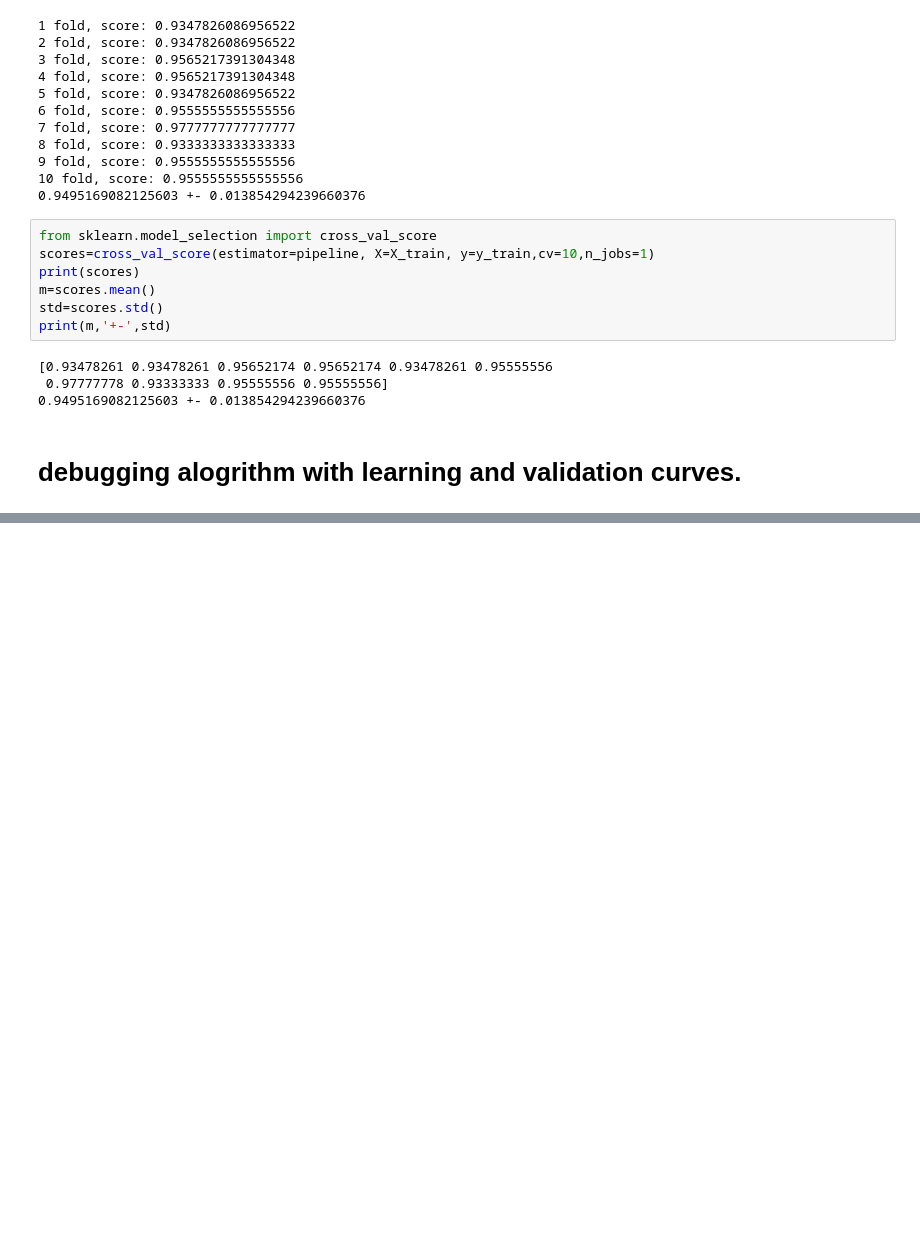
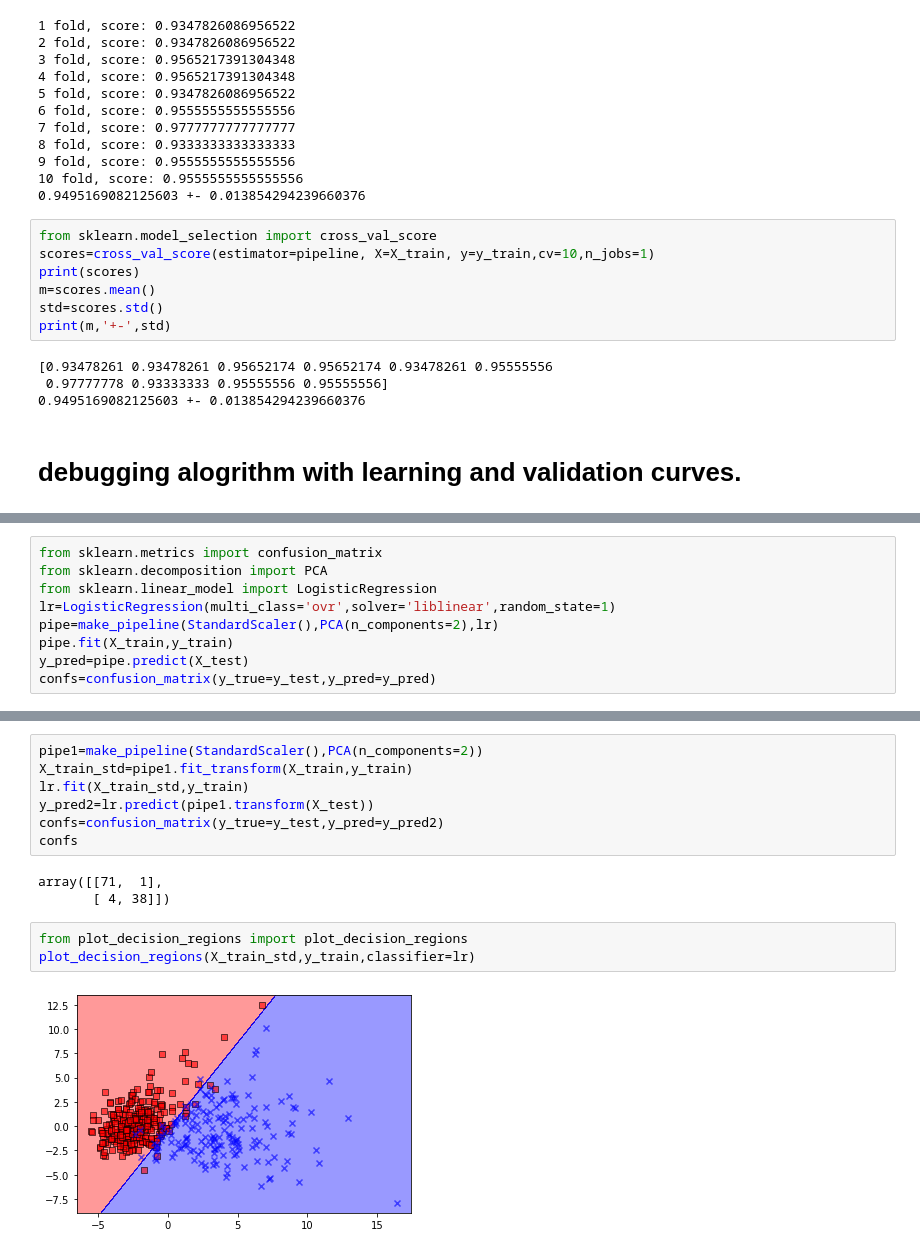
Before and after one commit to BlueElf246/datle2403, a Jupyter notebook: Learning_Best_Practices_for_Model_Evaluation_and_Hyperparameter_Tuning.ipynb, the cells around one changed output, grey strips where cells are left out. Saved outputs shown, nothing was run; the diff lists cells and outputs as text; blank space fills up the shorter version.

```diff
--- a/Learning_Best_Practices_for_Model_Evaluation_and_Hyperparameter_Tuning.ipynb
+++ b/Learning_Best_Practices_for_Model_Evaluation_and_Hyperparameter_Tuning.ipynb
@@ -115,0 +318,9 @@ learning curve and validation curves tell us wether model has underfitting or ov
+# %%
+from sklearn.metrics import confusion_matrix
+from sklearn.decomposition import PCA
+from sklearn.linear_model import LogisticRegression
+lr=LogisticRegression(multi_class='ovr',solver='liblinear',random_state=1)
+pipe=make_pipeline(StandardScaler(),PCA(n_components=2),lr)
+pipe.fit(X_train,y_train)
+y_pred=pipe.predict(X_test)
+confs=confusion_matrix(y_true=y_test,y_pred=y_pred)
@@ -115,0 +339,15 @@ learning curve and validation curves tell us wether model has underfitting or ov
+# %%
+pipe1=make_pipeline(StandardScaler(),PCA(n_components=2))
+X_train_std=pipe1.fit_transform(X_train,y_train)
+lr.fit(X_train_std,y_train)
+y_pred2=lr.predict(pipe1.transform(X_test))
+confs=confusion_matrix(y_true=y_test,y_pred=y_pred2)
+confs
+# %% [output]
+array([[71,  1],
+       [ 4, 38]])
+# %%
+from plot_decision_regions import plot_decision_regions
+plot_decision_regions(X_train_std,y_train,classifier=lr)
+# %% [output]
+[figure, added]
```
Also changed, not shown: parts of 52 cells of this notebook.
